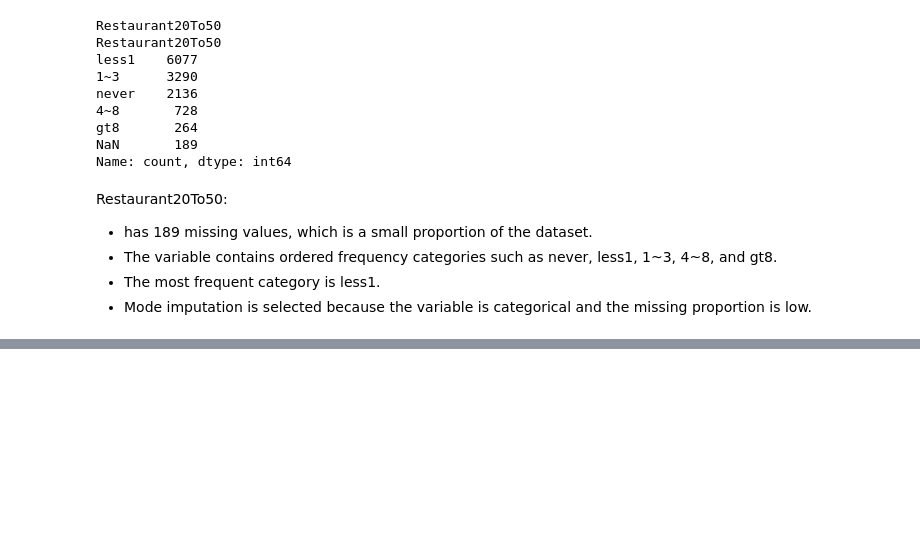
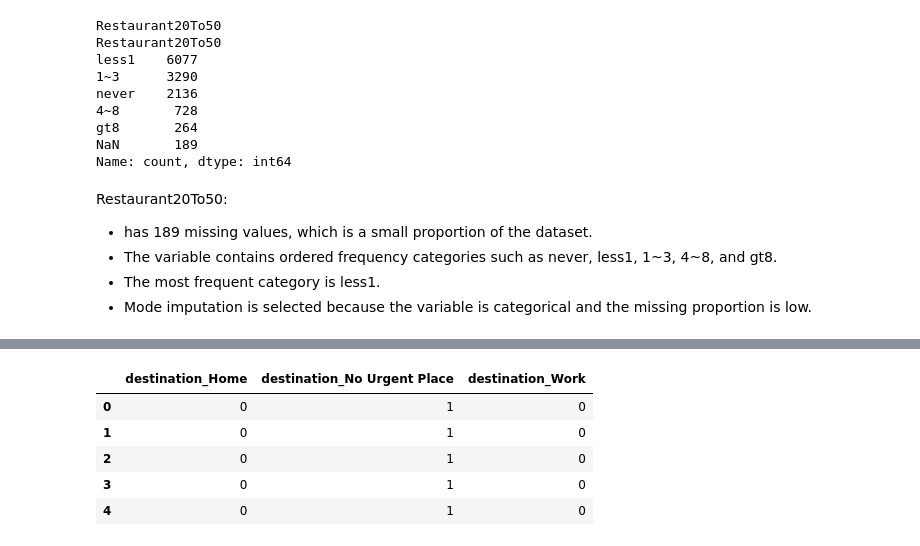
Before and after one commit to ChDXXX/IFN580-A1, a Jupyter notebook: Task1.ipynb, the cells around one changed output, grey strips where cells are left out. Cells and saved outputs as stored; diff of their text form; code cells hidden in the pictures; blank space fills up the shorter version.

```diff
--- a/Task1.ipynb
+++ b/Task1.ipynb
@@ -262,0 +347,18 @@ array(['21', '46', '26', '31', '41', '50plus', '36', 'below21'],
+# %%
+frequency_mapping = {
+    'never': 0,
+    'less1': 1,
+    '1~3': 2,
+    '4~8': 3,
+    'gt8': 4
+}
+frequency_columns = [
+    'Bar',
+    'CoffeeHouse',
+    'CarryAway',
+    'RestaurantLessThan20',
+    'Restaurant20To50'
+]
+
+for col in frequency_columns:
+    df[col] = df[col].map(frequency_mapping)
@@ -262,0 +383,6 @@ array(['21', '46', '26', '31', '41', '50plus', '36', 'below21'],
+# %%
+expiration_mapping = {
+    '2h': 0,
+    '1d': 1
+}
+df['expiration'] = df['expiration'].map(expiration_mapping)
@@ -262,0 +419,9 @@ array(['21', '46', '26', '31', '41', '50plus', '36', 'below21'],
+# %%
+destination_encoded.head()
+# %% [output]
+|  | destination_Home | destination_No Urgent Place | destination_Work |
+| 0 | 0 | 1 | 0 |
+| 1 | 0 | 1 | 0 |
+| 2 | 0 | 1 | 0 |
+| 3 | 0 | 1 | 0 |
+| 4 | 0 | 1 | 0 |
```
Also changed, not shown: parts of 53 cells of this notebook.
